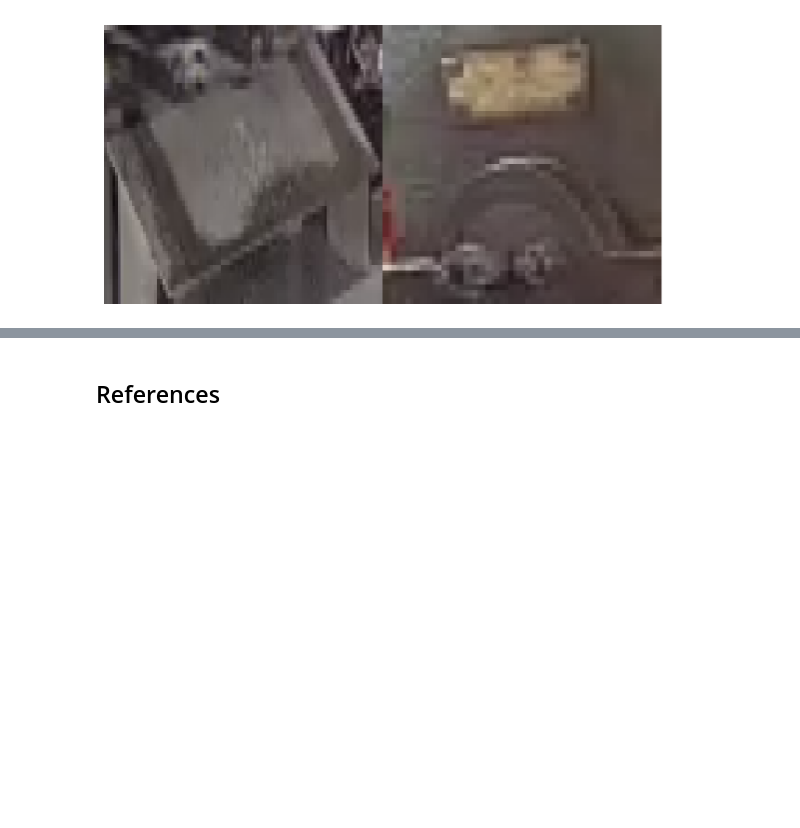
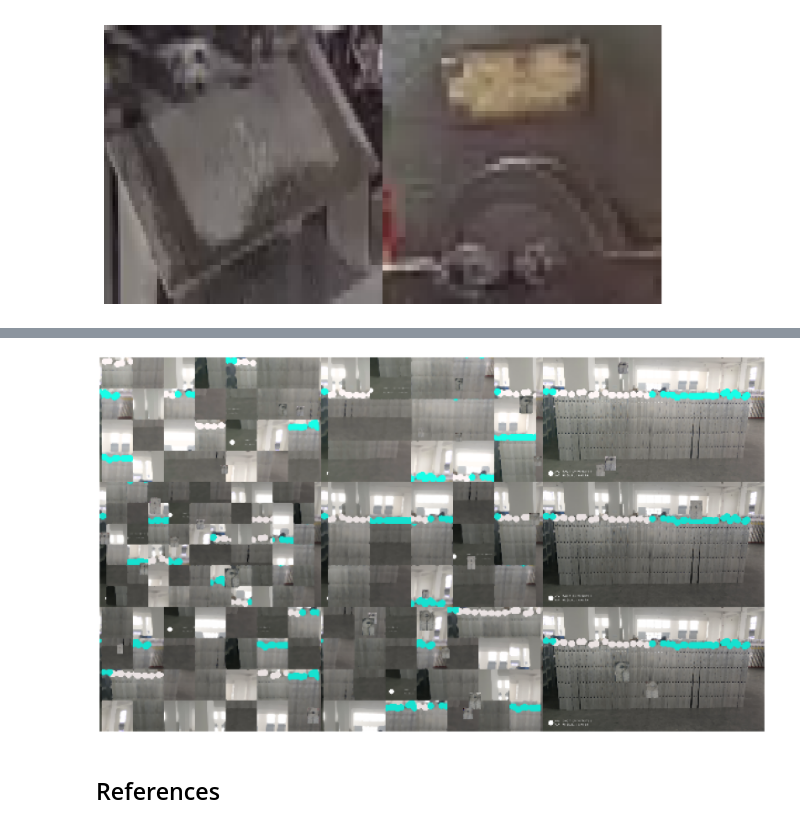
Before and after one commit to qrsforever/hzcsnote, a Jupyter notebook: erlangai/synthetic/ifa_ladder.ipynb, the cells around one changed output, grey strips where cells are left out. Drawn from its saved outputs; the diff is of its cells as text; code cells hidden in the pictures; blank space fills up the shorter version.

```diff
--- a/erlangai/synthetic/ifa_ladder.ipynb
+++ b/erlangai/synthetic/ifa_ladder.ipynb
@@ -424,3 +450,13 @@ create_yolov5_dataset(data_root, 'val', fg_files, bg_files, fg_labels, tilesizes
+# %%
+images = [im_read(f'{data_root}/images/train/{i}.png') for i in random.choices(range(1, 1000), k=9)]
+# %%
+show_image(np.vstack((
+    np.hstack(images[:3]),
+    np.hstack(images[3:6]),
+    np.hstack(images[6:]))
+), width=600)
+# %% [output]
+[figure, added]
 # %% [markdown]
 ## References
 # %% [markdown]
```
Also changed, not shown: parts of 6 cells of this notebook, 37 other files.
